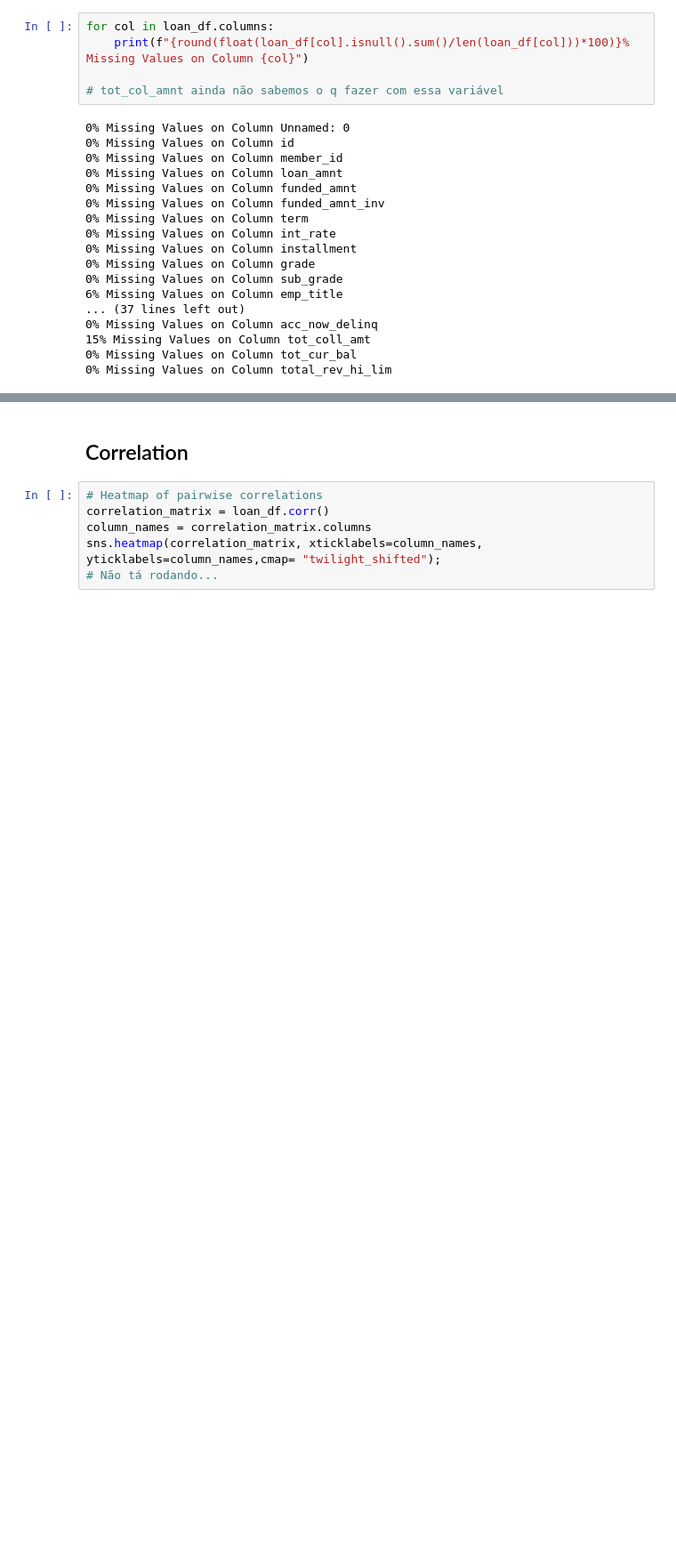
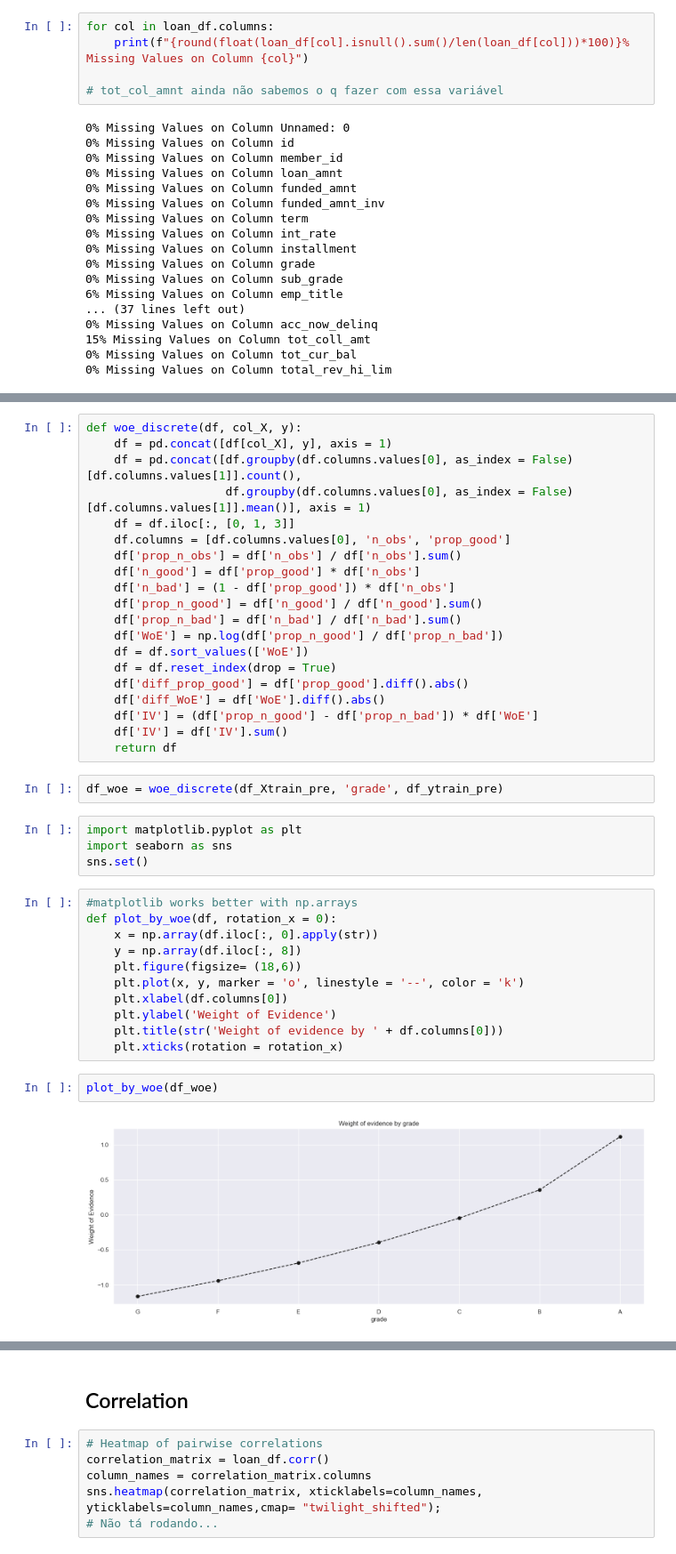
Before and after one commit to joaoaugustofrei/project_credit_analysis, a Jupyter notebook: loan_project/pre_processing.ipynb, the cells around one changed output, grey strips where cells are left out. Shown: that part at 89% size. Drawn from its saved outputs; the diff is of its cells as text; blank space fills up the shorter version.

Commit message:
weight of evidence

```diff
--- a/loan_project/pre_processing.ipynb
+++ b/loan_project/pre_processing.ipynb
@@ -225,0 +479,41 @@ for col in loan_df.columns:
+# %%
+def woe_discrete(df, col_X, y):
+    df = pd.concat([df[col_X], y], axis = 1)
+    df = pd.concat([df.groupby(df.columns.values[0], as_index = False)[df.columns.values[1]].count(),
+                    df.groupby(df.columns.values[0], as_index = False)[df.columns.values[1]].mean()], axis = 1)
+    df = df.iloc[:, [0, 1, 3]]
+    df.columns = [df.columns.values[0], 'n_obs', 'prop_good']
+    df['prop_n_obs'] = df['n_obs'] / df['n_obs'].sum()
+    df['n_good'] = df['prop_good'] * df['n_obs']
+    df['n_bad'] = (1 - df['prop_good']) * df['n_obs']
+    df['prop_n_good'] = df['n_good'] / df['n_good'].sum()
+    df['prop_n_bad'] = df['n_bad'] / df['n_bad'].sum()
+    df['WoE'] = np.log(df['prop_n_good'] / df['prop_n_bad'])
+    df = df.sort_values(['WoE'])
+    df = df.reset_index(drop = True)
+    df['diff_prop_good'] = df['prop_good'].diff().abs()
+    df['diff_WoE'] = df['WoE'].diff().abs()
+    df['IV'] = (df['prop_n_good'] - df['prop_n_bad']) * df['WoE']
+    df['IV'] = df['IV'].sum()
+    return df
+# %%
+df_woe = woe_discrete(df_Xtrain_pre, 'grade', df_ytrain_pre)
+# %%
+import matplotlib.pyplot as plt
+import seaborn as sns
+sns.set()
+# %%
+#matplotlib works better with np.arrays
+def plot_by_woe(df, rotation_x = 0):
+    x = np.array(df.iloc[:, 0].apply(str))
+    y = np.array(df.iloc[:, 8])
+    plt.figure(figsize= (18,6))
+    plt.plot(x, y, marker = 'o', linestyle = '--', color = 'k')
+    plt.xlabel(df.columns[0])
+    plt.ylabel('Weight of Evidence')
+    plt.title(str('Weight of evidence by ' + df.columns[0]))
+    plt.xticks(rotation = rotation_x)
+# %%
+plot_by_woe(df_woe)
+# %% [output]
+[figure, added]
```
Also changed, not shown: parts of 37 cells of this notebook.
